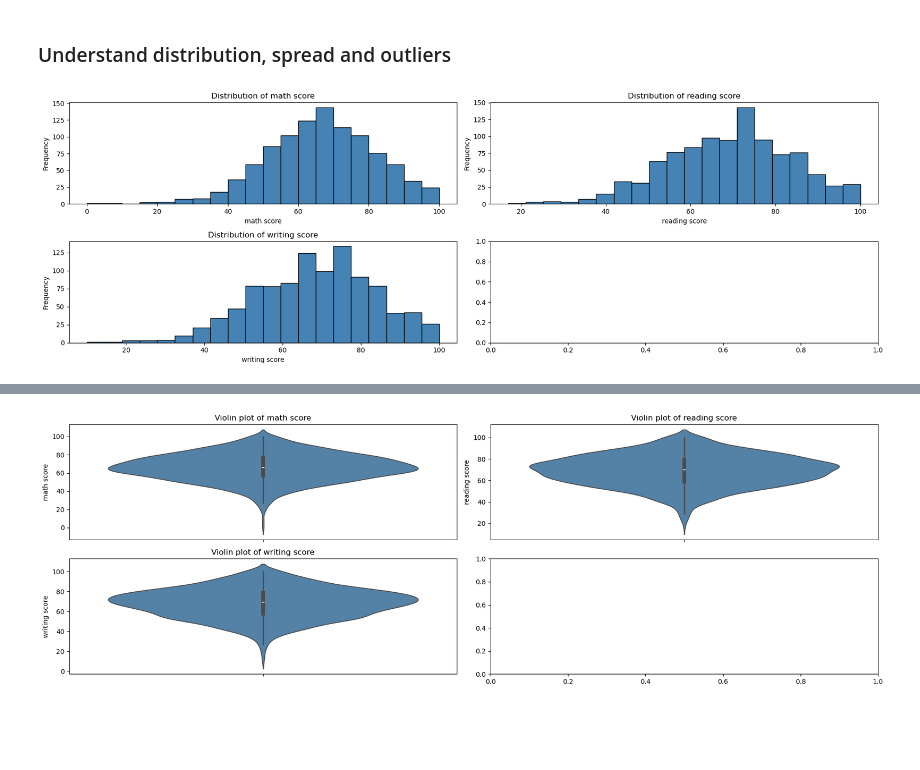
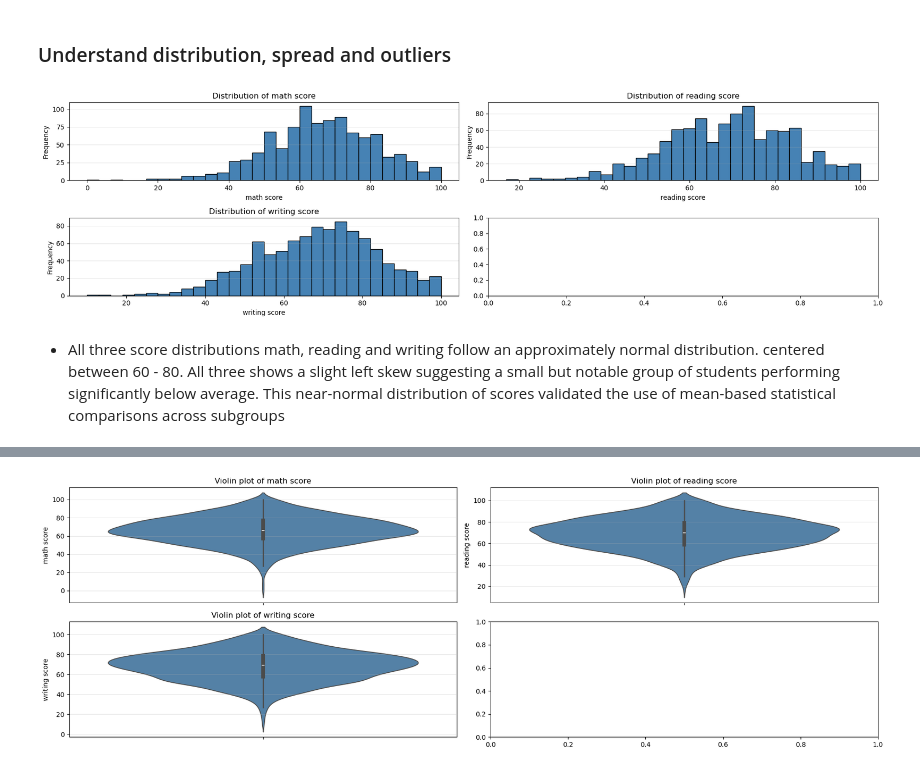
Before and after one commit to the-liyanage/applied-machine-learning, a Jupyter notebook: regression/end-to-end/notebook/data/EDA-student-performance.ipynb, the cells around one changed output, grey strips where cells are left out. Drawn from its saved outputs; the diff is of its cells as text; code cells hidden in the pictures; blank space fills up the shorter version.

Commit message:
graphs added

```diff
--- a/regression/end-to-end/notebook/data/EDA-student-performance.ipynb
+++ b/regression/end-to-end/notebook/data/EDA-student-performance.ipynb
@@ -288,19 +308,23 @@ plt.show()
 ### Understand distribution, spread and outliers
 # %%
 # Histograms
-fix, axes = plt.subplots(2, 2, figsize = (18, 6))
+fix, axes = plt.subplots(2, 2, figsize = (18, 5))
 axes = axes.flatten()
 
 for i, feature in enumerate(numerical_features):
-    axes[i].hist(df[feature], bins = 20, color = "steelblue", edgecolor = "black")
+    axes[i].hist(df[feature], bins = 30, color = "steelblue", edgecolor = "black")
     axes[i].set_title(f"Distribution of {feature}")
     axes[i].set_xlabel(feature)
     axes[i].set_ylabel("Frequency")
+    axes[i].grid(axis = "y", alpha = 0.3)
 
 plt.tight_layout()
 plt.show()
 # %% [output]
-[figure, old version]
+[figure, new version]
+# %% [markdown]
+- All three score distributions
+  math, reading and writing follow an approximately normal distribution. centered between 60 - 80. All three shows a slight left skew suggesting a small but notable group of students performing significantly below average. This near-normal distribution of scores validated the use of mean-based statistical comparisons across subgroups
 # %%
 # Box plots - great for spotting outliers
 fig, axes = plt.subplots (2, 2, figsize = (18, 6))
```
Also changed, not shown: parts of 7 cells of this notebook.
